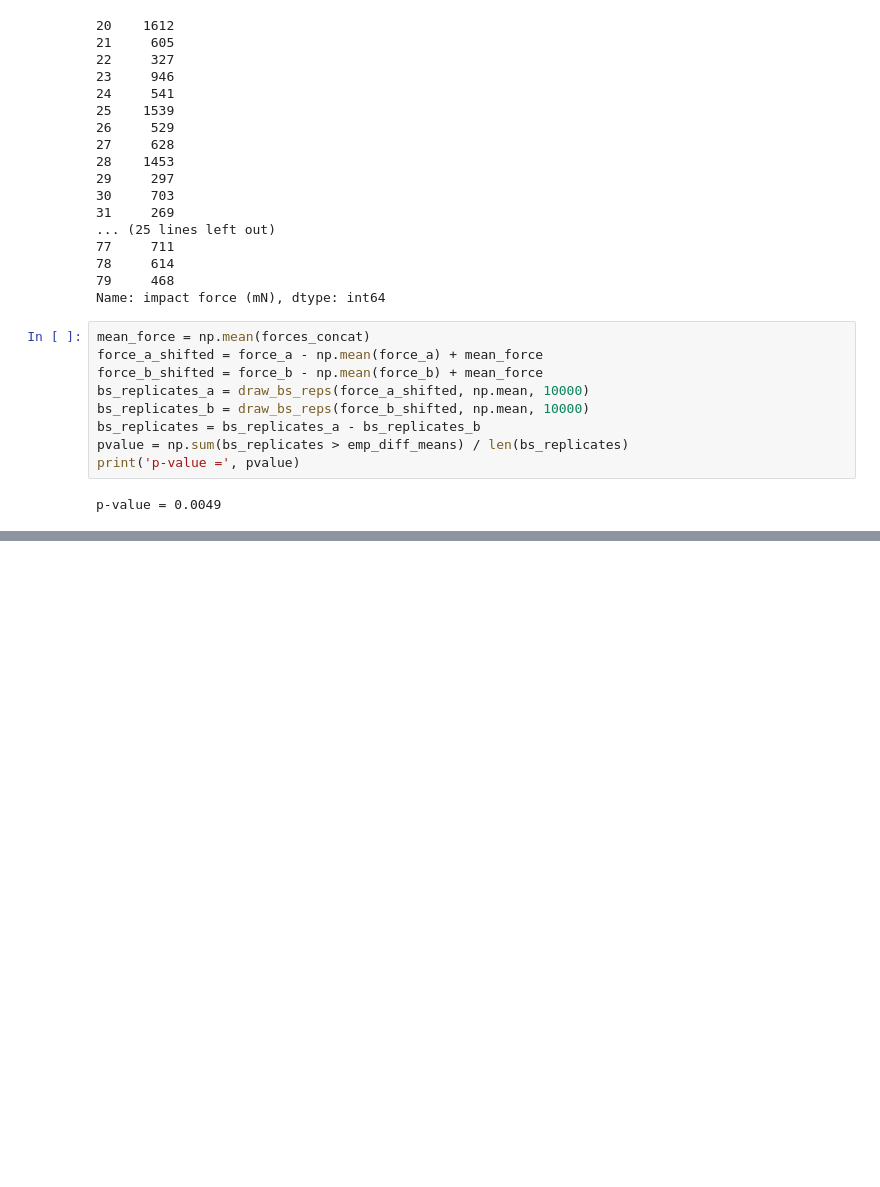
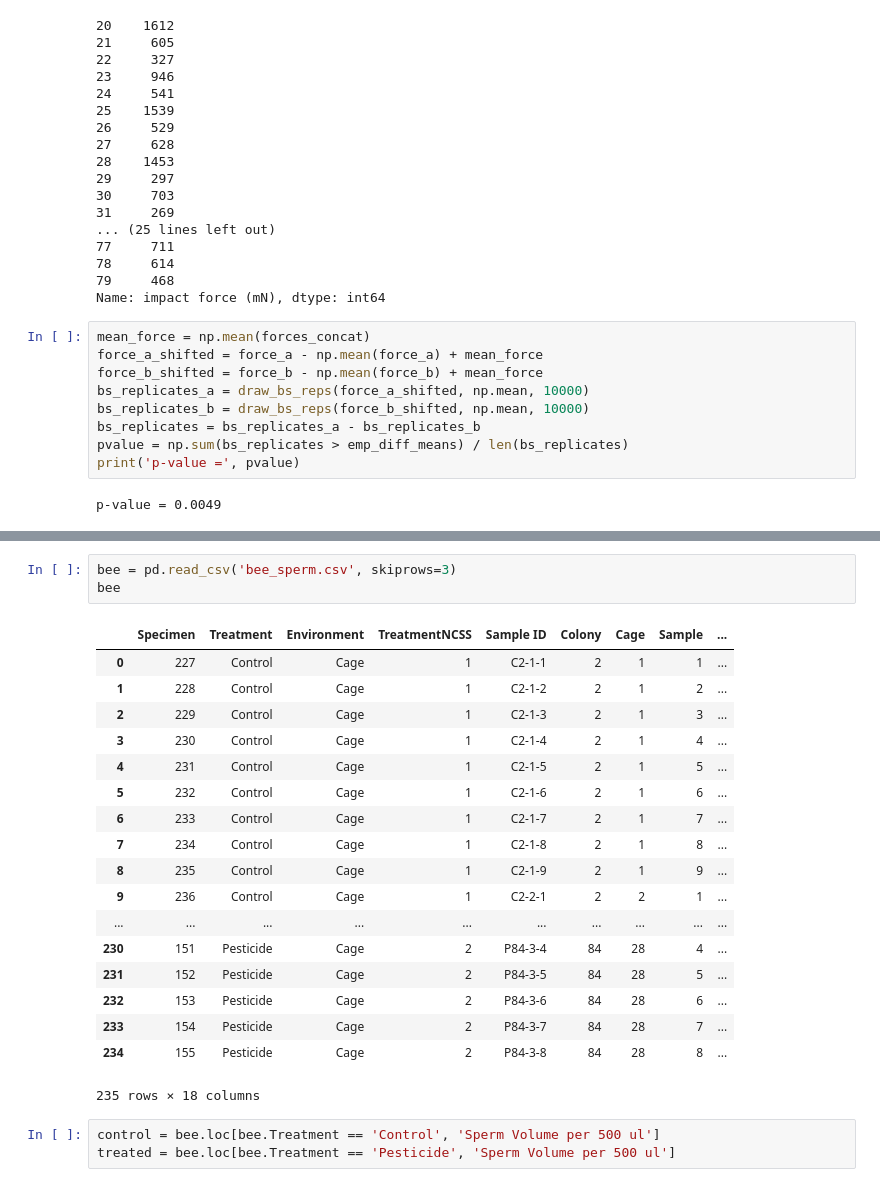
Before and after one commit to thap/python_basics_to_advanced, a Jupyter notebook: statistical_thinking_2/statistical_thinking_2.ipynb, the cells around one changed output, grey strips where cells are left out. Cells and saved outputs as stored; diff of their text form; blank space fills up the shorter version.

```diff
--- a/statistical_thinking_2/statistical_thinking_2.ipynb
+++ b/statistical_thinking_2/statistical_thinking_2.ipynb
@@ -605,0 +683,25 @@ p-value = 0.0049
+# %%
+bee = pd.read_csv('bee_sperm.csv', skiprows=3)
+bee
+# %% [output]
+|  | Specimen | Treatment | Environment | TreatmentNCSS | Sample ID | Colony | Cage | Sample | ... |
+| 0 | 227 | Control | Cage | 1 | C2-1-1 | 2 | 1 | 1 | ... |
+| 1 | 228 | Control | Cage | 1 | C2-1-2 | 2 | 1 | 2 | ... |
+| 2 | 229 | Control | Cage | 1 | C2-1-3 | 2 | 1 | 3 | ... |
+| 3 | 230 | Control | Cage | 1 | C2-1-4 | 2 | 1 | 4 | ... |
+| 4 | 231 | Control | Cage | 1 | C2-1-5 | 2 | 1 | 5 | ... |
+| 5 | 232 | Control | Cage | 1 | C2-1-6 | 2 | 1 | 6 | ... |
+| 6 | 233 | Control | Cage | 1 | C2-1-7 | 2 | 1 | 7 | ... |
+| 7 | 234 | Control | Cage | 1 | C2-1-8 | 2 | 1 | 8 | ... |
+| 8 | 235 | Control | Cage | 1 | C2-1-9 | 2 | 1 | 9 | ... |
+| 9 | 236 | Control | Cage | 1 | C2-2-1 | 2 | 2 | 1 | ... |
+| ... | ... | ... | ... | ... | ... | ... | ... | ... | ... |
+| 230 | 151 | Pesticide | Cage | 2 | P84-3-4 | 84 | 28 | 4 | ... |
+| 231 | 152 | Pesticide | Cage | 2 | P84-3-5 | 84 | 28 | 5 | ... |
+| 232 | 153 | Pesticide | Cage | 2 | P84-3-6 | 84 | 28 | 6 | ... |
+| 233 | 154 | Pesticide | Cage | 2 | P84-3-7 | 84 | 28 | 7 | ... |
+| 234 | 155 | Pesticide | Cage | 2 | P84-3-8 | 84 | 28 | 8 | ... |
+235 rows × 18 columns
+# %%
+control = bee.loc[bee.Treatment == 'Control', 'Sperm Volume per 500 ul']
+treated = bee.loc[bee.Treatment == 'Pesticide', 'Sperm Volume per 500 ul']
```
Also changed, not shown: parts of 7 cells of this notebook.
